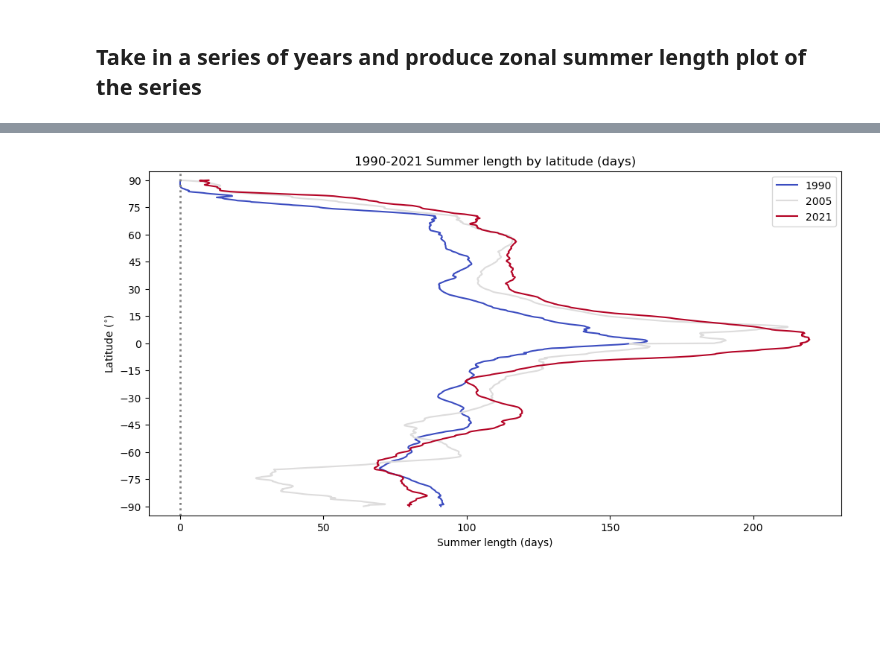
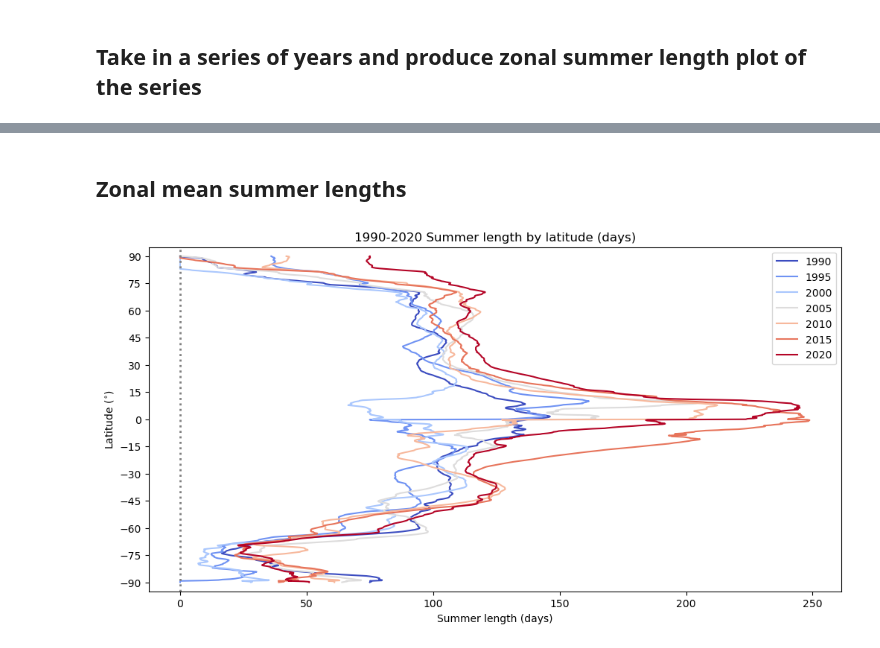
Before and after one commit to tedscott/HeatWaves, a Jupyter notebook: MakeZonalPlots.ipynb, the cells around one changed output, grey strips where cells are left out. Saved outputs shown, nothing was run; the diff lists cells and outputs as text; code cells hidden in the pictures; blank space fills up the shorter version.

```diff
--- a/MakeZonalPlots.ipynb
+++ b/MakeZonalPlots.ipynb
@@ -17,32 +26,36 @@ plot_years = [1990,2005,2021]
+# %%
+plot_years = [1990,1995,2000,2005,2010,2015,2020]
+# %% [markdown]
+## Zonal mean summer lengths
 # %%
-# plot mean across all longitudes for each year of interest
+# plot mean summer length across all longitudes for each year of interest
 
 # create list of colors
 colors_loc = plt.cm.coolwarm(np.linspace(0, 1, len(plot_years)))
 
 # Make a zonal mean figure of the changes
 plt.figure(figsize=(12,6))
 
 # loop through the years and add to plot
 for idx, year in enumerate(plot_years):
-    input_path = '../../../Data/ERA5-global/Analysis/Temp/'+str(year)+'_summer_stats.nc'
+    input_path = '../../../Data/ERA5-global/Analysis/New/'+str(year)+'_summer_stats.nc'
     ds = xr.open_dataset(input_path)
     zonal_mean = ds.SummerLength.mean(dim='lon')
     latitude = ds.lat
     plt.plot(zonal_mean, latitude,
              c=colors_loc[idx], label=str(year))
 
 plt.axvline(x=0, color="gray", alpha=1, linestyle=":", linewidth=2)
 plt.ylim(-95, 95)
 plt.yticks(ticks=np.arange(-90,105,15))
 plt.xlabel("Summer length (days)")
 plt.ylabel("Latitude ($^{\circ}$)")
 plt.title(
     str(plot_years[0]) + "-" + str(plot_years[-1]) + " Summer length by latitude (days)",
     loc="center",
 )
 plt.legend()
 plt.savefig("./Plots/"+str(plot_years[0]) + "-" + str(plot_years[-1])+"_SummerLength_zonal.png")
 plt.show()
 # %% [output]
-[figure, old version]
+[figure, new version]
```
Also changed, not shown: parts of 14 cells of this notebook, 3 other files.
